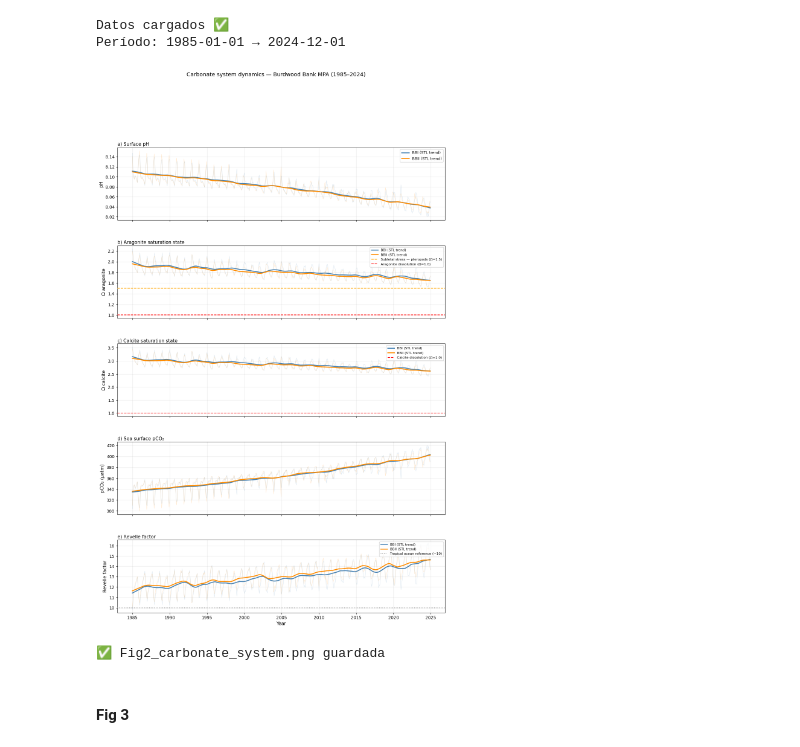
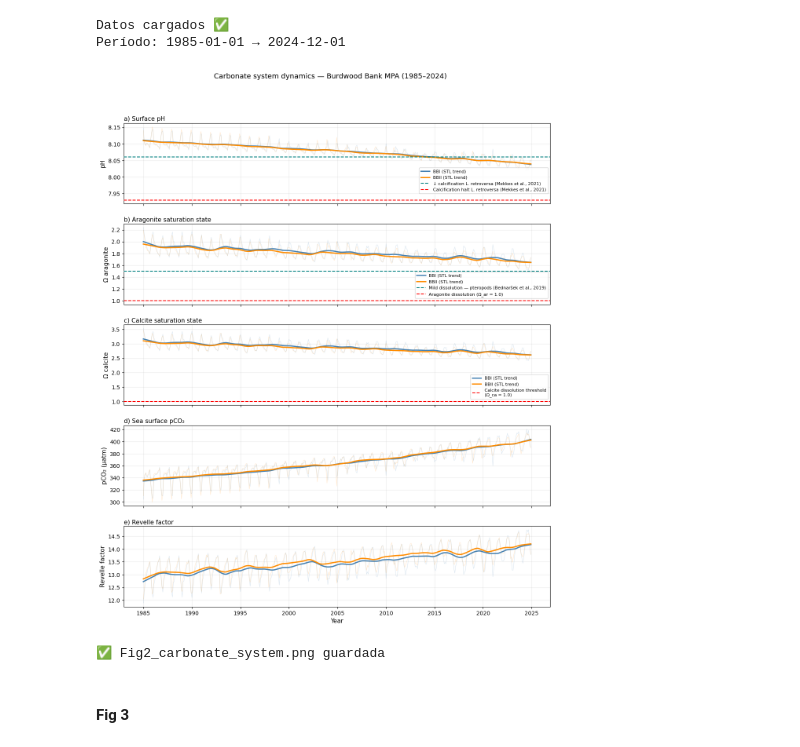
Before and after one commit to gimoran/BB_stress_paper, a Jupyter notebook: notebooks/02b_carbonate_system.ipynb, the cells around one changed output. Drawn from its saved outputs; the diff is of its cells as text; code cells hidden in the pictures.

```diff
--- a/notebooks/02b_carbonate_system.ipynb
+++ b/notebooks/02b_carbonate_system.ipynb
@@ -324,7 +324,7 @@ def compute_trend_var(df, varname, region_name):
 
 # Calcular tendencias para omega_ar y omega_ca
 trends = {}
-for var in ["omega_ar", "omega_ca"]:
+for var in ["omega_ar", "omega_ca", "spco2"]:
     for df, region in [(df_BBI, "BBI"), (df_BBII, "BBII")]:
         key = f"{var}_{region}"
         trends[key] = compute_trend_var(df, var, region)
@@ -1027,7 +1226,7 @@ print("\n  TENDENCIAS (Sen's slope, Mann-Kendall):")
 print(f"  {'Variable':<12} {'Región':<6} {'Tasa/década':>12} {'IC 95%':>25} {'p-valor':>10}")
 print("  " + "-"*70)
 
-for var in ["omega_ar", "omega_ca", "revelle"]:
+for var in ["omega_ar", "omega_ca", "revelle", "spco2"]:
     for region in ["BBI", "BBII"]:
         res = trends[f"{var}_{region}"]
         sig = ('***' if res['mk_p'] < 0.001 else
@@ -1560,6 +1765,18 @@ def get_stl_trend(df, varname):
     series = df.set_index("time")[varname].asfreq("MS")
     result = STL(series, period=12, robust=True).fit()
     return result.trend.values
+# %%
+for df, region in [(df_BBI, "BBI"), (df_BBII, "BBII")]:
+    results = pyco2.sys(
+        par1=df["talk"].values,
+        par2=df["tco2"].values,
+        par1_type=1,
+        par2_type=2,
+        salinity=34.5,
+        temperature=5.0,
+        pressure=0,
+    )
+    df["revelle"] = results["revelle_factor"]
 # %%
 # =============================================================================
 # CELDA 3 — Figura 2
@@ -1570,15 +1787,22 @@ PANELS = [
         "var"      : "ph",
         "ylabel"   : "pH",
         "title"    : "a) Surface pH",
-        "thresholds": [],
+        "thresholds": [
+            (8.06, "teal", "--",
+             "↓ calcification L. retroversa (Mekkes et al., 2021)"),
+            (7.93, "red", "--",
+             "Calcification halt L. retroversa (Mekkes et al., 2021)"),
+        ],
     },
     {
         "var"      : "omega_ar",
         "ylabel"   : "Ω aragonite",
         "title"    : "b) Aragonite saturation state",
         "thresholds": [
-            (1.5, "orange", "--", "Subletal stress — pteropods (Ω=1.5)"),
-            (1.0, "red",    "--", "Aragonite dissolution (Ω=1.0)"),
+            (1.5, "teal", "--",
+             "Mild dissolution — pteropods (Bednaršek et al., 2019)"),
+            (1.0, "red",    "--",
+             "Aragonite dissolution (Ω_ar = 1.0)"),
         ],
     },
     {
@@ -1586,29 +1810,29 @@ PANELS = [
         "ylabel"   : "Ω calcite",
         "title"    : "c) Calcite saturation state",
         "thresholds": [
-            (1.0, "red", "--", "Calcite dissolution (Ω=1.0)"),
+            (1.0, "red", "--",
+             "Calcite dissolution threshold\n(Ω_ca = 1.0)"),
         ],
     },
     {
         "var"      : "spco2",
         "ylabel"   : "pCO₂ (µatm)",
         "title"    : "d) Sea surface pCO₂",
-        "thresholds": [],
+        "thresholds": [],  # umbral de E. huxleyi va en Fig 6 (CMIP6)
     },
     {
         "var"      : "revelle",
         "ylabel"   : "Revelle factor",
         "title"    : "e) Revelle factor",
         "thresholds": [
-            (10, "gray", ":", "Tropical ocean reference (~10)"),
         ],
     },
 ]
 
 COLORS = {"BBI": "steelblue", "BBII": "darkorange"}
 
-fig = plt.figure(figsize=(14, 20))
-gs  = gridspec.GridSpec(5, 1, hspace=0.35)
+fig = plt.figure(figsize=(14, 16))
+gs  = gridspec.GridSpec(5, 1, hspace=0.25)
 
 for i, panel in enumerate(PANELS):
     ax  = fig.add_subplot(gs[i])
@@ -1631,37 +1855,39 @@ for i, panel in enumerate(PANELS):
     for val, color, ls, label in panel["thresholds"]:
         ax.axhline(val, color=color, lw=1.5,
                    linestyle=ls, label=label, zorder=3)
 
 
     ax.set_ylabel(panel["ylabel"], fontsize=11)
     ax.set_title(panel["title"], fontsize=11, loc="left", pad=4)
     ax.grid(alpha=0.25)
 
     # Leyenda solo en el primer panel
     if i == 0:
-        ax.legend(fontsize=9, loc="upper right")
+        ax.legend(fontsize=8, loc="lower right",
+                  bbox_to_anchor=(1, 0.1))
     elif panel["thresholds"]:
-        ax.legend(fontsize=8, loc="upper right")
+        ax.legend(fontsize=8, loc="lower right",
+                  bbox_to_anchor=(1, 0.05))
 
     # Eje X solo en el último panel
     if i < len(PANELS) - 1:
         ax.set_xticklabels([])
     else:
         ax.set_xlabel("Year", fontsize=11)
 
 plt.suptitle(
     "Carbonate system dynamics — Burdwood Bank MPA (1985–2024)",
-    fontsize=13, y=1.005
+    fontsize=13, y=0.96
 )
 
 plt.savefig(
     os.path.join(FIGURES_DIR, "Fig2_carbonate_system.png"),
     dpi=300, bbox_inches="tight"
 )
 plt.show()
 print("✅ Fig2_carbonate_system.png guardada")
 # %% [output]
-[figure, old version]
+[figure, new version]
 ✅ Fig2_carbonate_system.png guardada
 # %% [markdown]
 #### Fig 3
```
Also changed, not shown: parts of 19 cells of this notebook, 1 other file.
